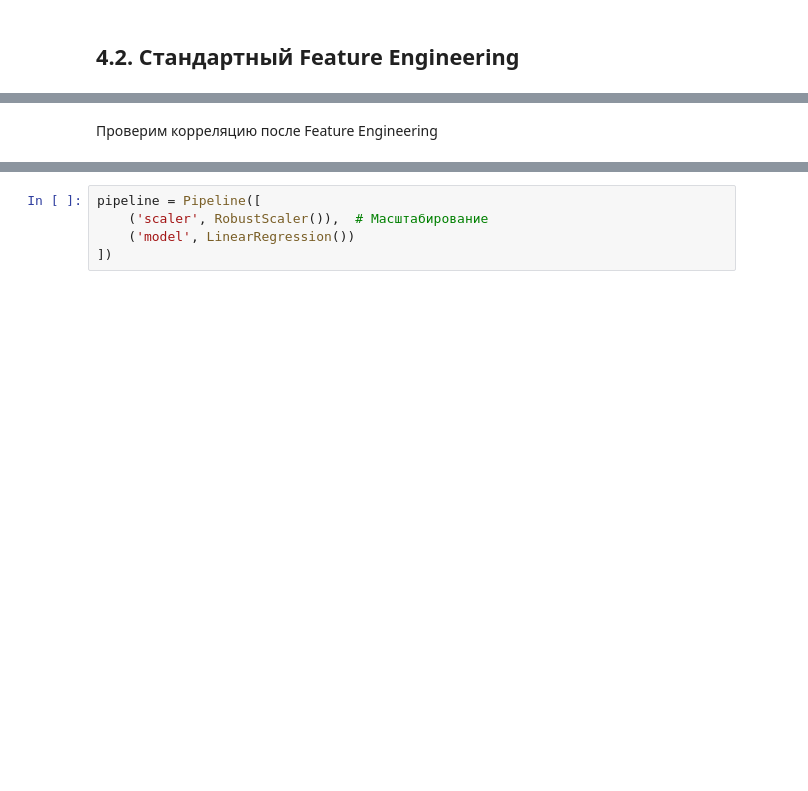
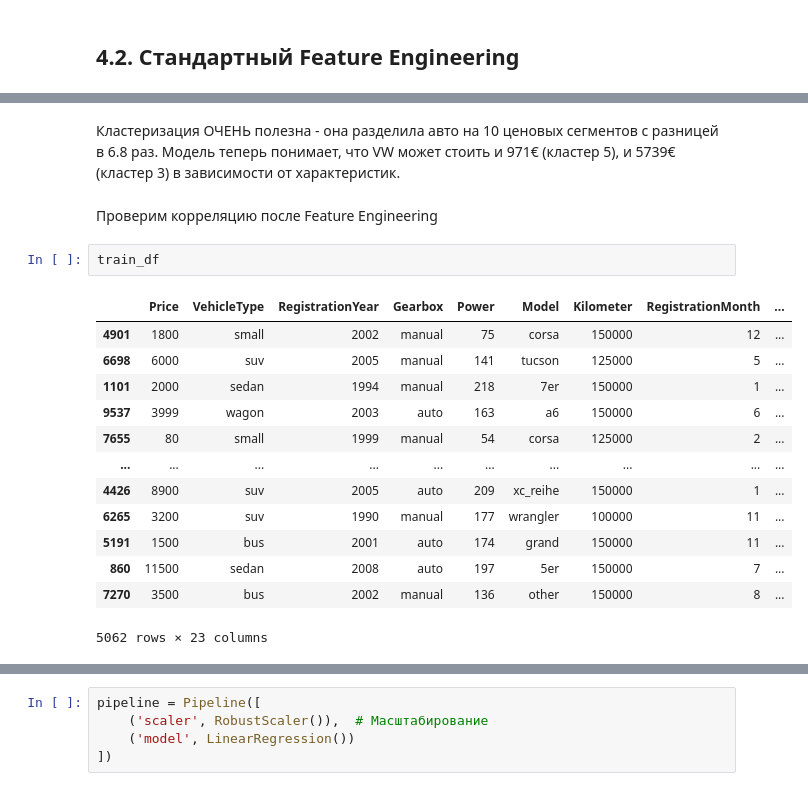
Before and after one commit to azarovdimka/Data_Science, a Jupyter notebook: Machine_Learning/Рыночная стоимость авто/Рыночная стоимость авто.ipynb, the cells around one changed output, grey strips where cells are left out. Cells and saved outputs as stored; diff of their text form; blank space fills up the shorter version.

```diff
--- a/Machine_Learning/Рыночная стоимость авто/Рыночная стоимость авто.ipynb
+++ b/Machine_Learning/Рыночная стоимость авто/Рыночная стоимость авто.ipynb
@@ -1851,3 +2046,21 @@ train_df.sample(3)
+# %% [markdown]
+Кластеризация ОЧЕНЬ полезна - она разделила авто на 10 ценовых сегментов с разницей в 6.8 раз. Модель теперь понимает, что VW может стоить и 971€ (кластер 5), и 5739€ (кластер 3) в зависимости от характеристик.
 # %% [markdown]
 Проверим корреляцию после Feature Engineering
+# %%
+train_df
+# %% [output]
+|  | Price | VehicleType | RegistrationYear | Gearbox | Power | Model | Kilometer | RegistrationMonth | ... |
+| 4901 | 1800 | small | 2002 | manual | 75 | corsa | 150000 | 12 | ... |
+| 6698 | 6000 | suv | 2005 | manual | 141 | tucson | 125000 | 5 | ... |
+| 1101 | 2000 | sedan | 1994 | manual | 218 | 7er | 150000 | 1 | ... |
+| 9537 | 3999 | wagon | 2003 | auto | 163 | a6 | 150000 | 6 | ... |
+| 7655 | 80 | small | 1999 | manual | 54 | corsa | 125000 | 2 | ... |
+| ... | ... | ... | ... | ... | ... | ... | ... | ... | ... |
+| 4426 | 8900 | suv | 2005 | auto | 209 | xc_reihe | 150000 | 1 | ... |
+| 6265 | 3200 | suv | 1990 | manual | 177 | wrangler | 100000 | 11 | ... |
+| 5191 | 1500 | bus | 2001 | auto | 174 | grand | 150000 | 11 | ... |
+| 860 | 11500 | sedan | 2008 | auto | 197 | 5er | 150000 | 7 | ... |
+| 7270 | 3500 | bus | 2002 | manual | 136 | other | 150000 | 8 | ... |
+5062 rows × 23 columns
 # %%
```
Also changed, not shown: parts of 39 cells of this notebook.
